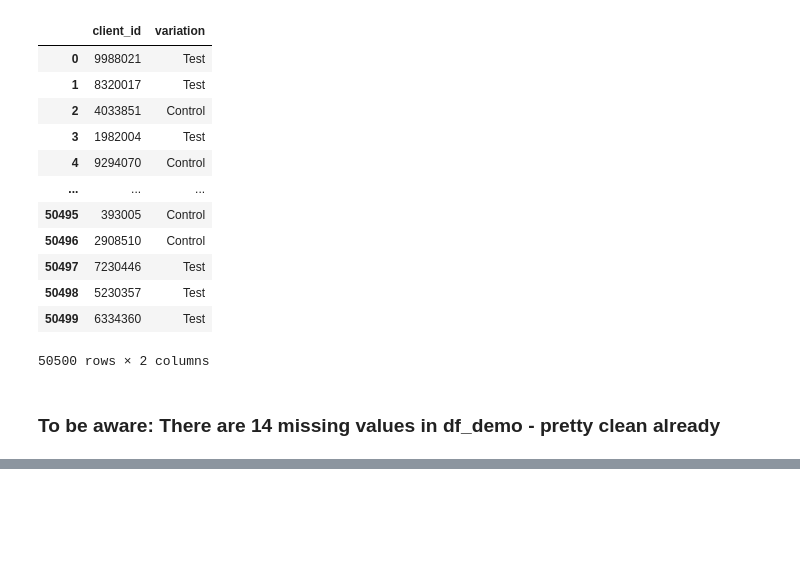
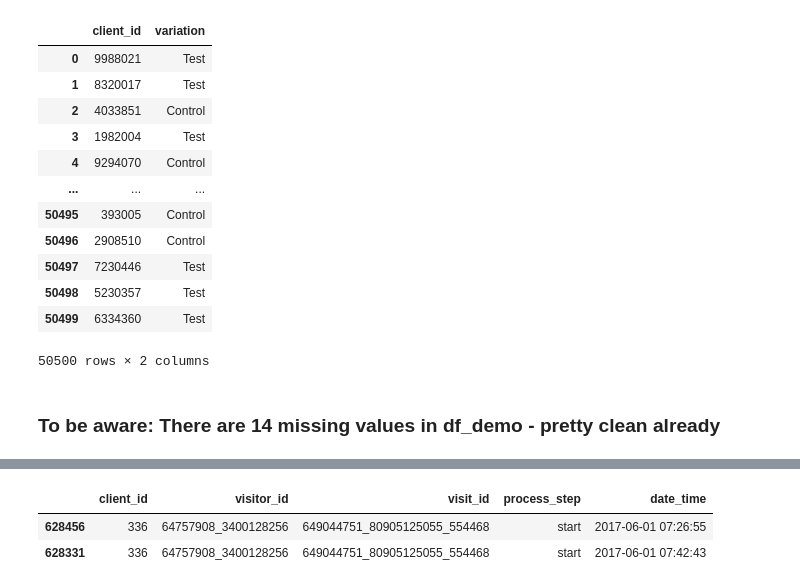
Before and after one commit to rachelv2/vanguard-ab-test, a Jupyter notebook: notebooks/data_cleaning_rachel.ipynb, the cells around one changed output, grey strips where cells are left out. Drawn from its saved outputs; the diff is of its cells as text; code cells hidden in the pictures; blank space fills up the shorter version.

```diff
--- a/notebooks/data_cleaning_rachel.ipynb
+++ b/notebooks/data_cleaning_rachel.ipynb
@@ -157,0 +265,15 @@ df_experiment
+# %%
+multi_start_clients = (
+    df_web[df_web['process_step'] == 'start']
+    .groupby('client_id')
+    .size()
+    .loc[lambda x: x > 1]
+)
+
+example_client = multi_start_clients.index[0]
+
+df_web[df_web['client_id'] == example_client].sort_values('date_time')
+# %% [output]
+|  | client_id | visitor_id | visit_id | process_step | date_time |
+| 628456 | 336 | 64757908_3400128256 | 649044751_80905125055_554468 | start | 2017-06-01 07:26:55 |
+| 628331 | 336 | 64757908_3400128256 | 649044751_80905125055_554468 | start | 2017-06-01 07:42:43 |
```
Also changed, not shown: parts of 8 cells of this notebook, 1 other file.
